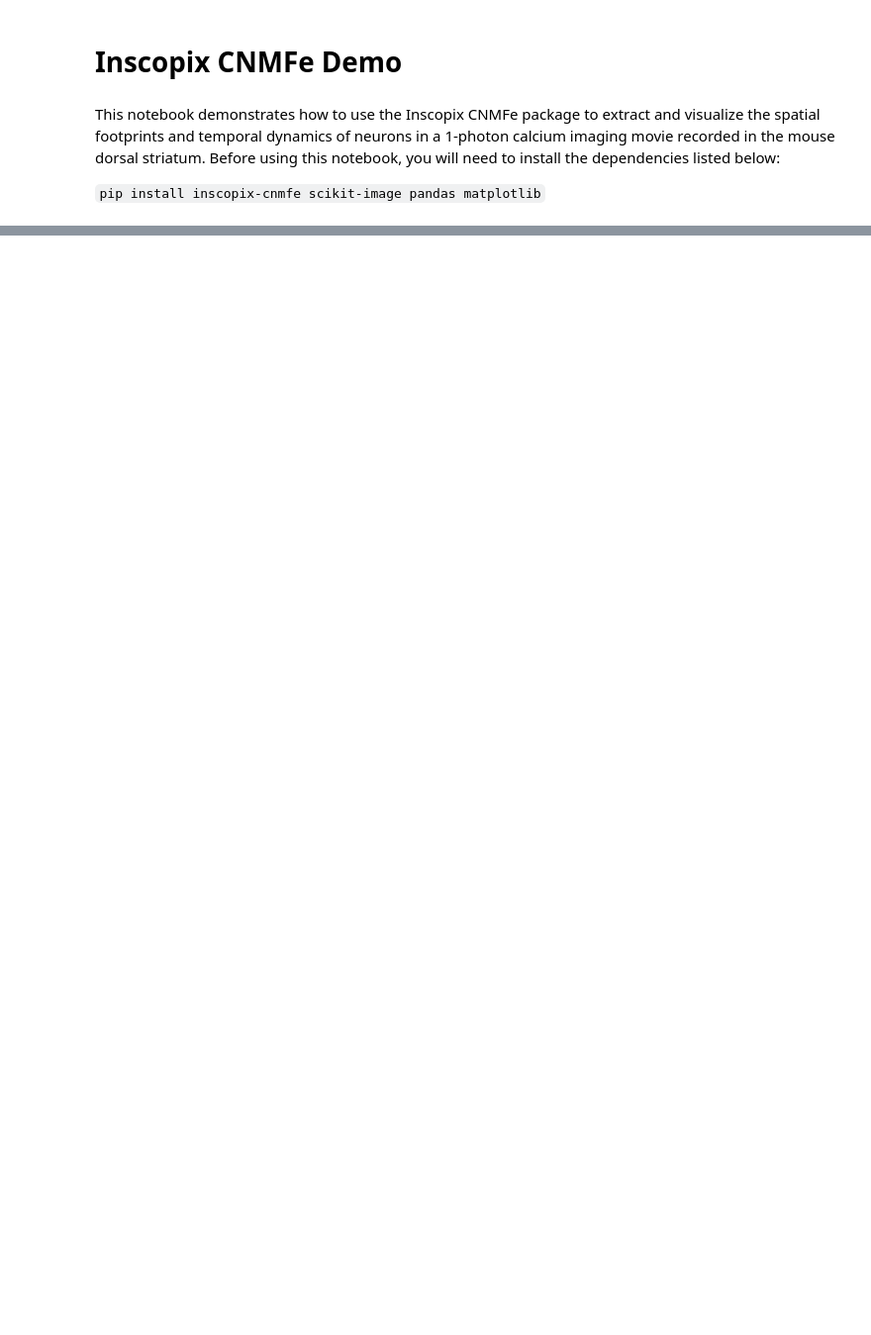
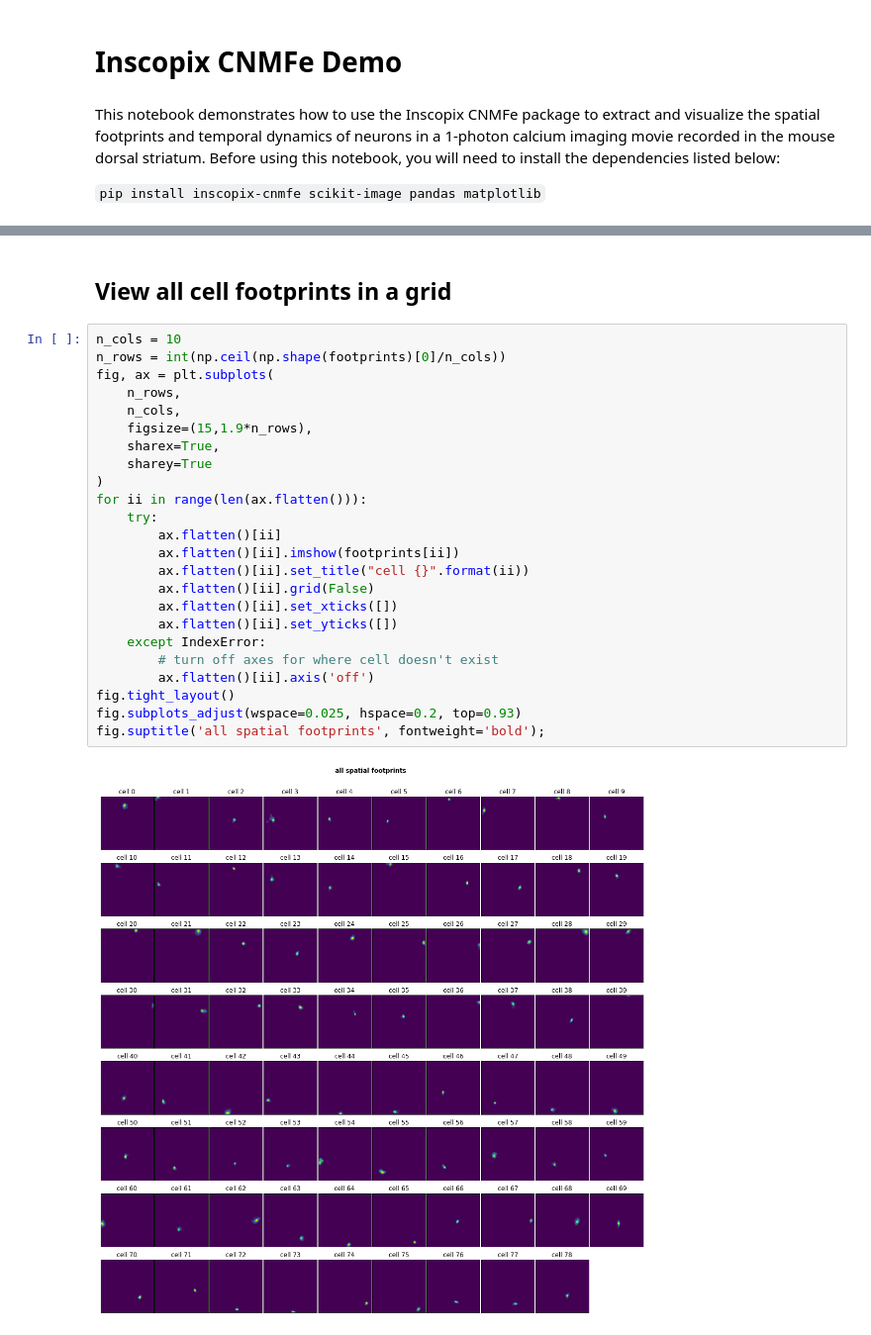
Before and after one commit to inscopix/inscopix-cnmfe, a Jupyter notebook: Inscopix_CNMFe_Demo.ipynb, the cells around one changed output, grey strips where cells are left out. Shown at 99% size. Saved outputs shown, nothing was run; the diff lists cells and outputs as text; blank space fills up the shorter version.

Commit message:
extend demo notebook to show all cell footprints

```diff
--- a/Inscopix_CNMFe_Demo.ipynb
+++ b/Inscopix_CNMFe_Demo.ipynb
@@ -88,3 +75,31 @@ for neuron_index in range(num_neurons):
 [figure]
 [figure]
 [figure]
+# %% [markdown]
+## View all cell footprints in a grid
+# %%
+n_cols = 10
+n_rows = int(np.ceil(np.shape(footprints)[0]/n_cols))
+fig, ax = plt.subplots(
+    n_rows,
+    n_cols,
+    figsize=(15,1.9*n_rows),
+    sharex=True,
+    sharey=True
+)
+for ii in range(len(ax.flatten())):
+    try:
+        ax.flatten()[ii]
+        ax.flatten()[ii].imshow(footprints[ii])
+        ax.flatten()[ii].set_title("cell {}".format(ii))
+        ax.flatten()[ii].grid(False)
+        ax.flatten()[ii].set_xticks([])
+        ax.flatten()[ii].set_yticks([])
+    except IndexError:
+        # turn off axes for where cell doesn't exist
+        ax.flatten()[ii].axis('off')
+fig.tight_layout()
+fig.subplots_adjust(wspace=0.025, hspace=0.2, top=0.93)
+fig.suptitle('all spatial footprints', fontweight='bold');
+# %% [output]
+[figure, added]
```
Also changed, not shown: parts of 10 cells of this notebook.
